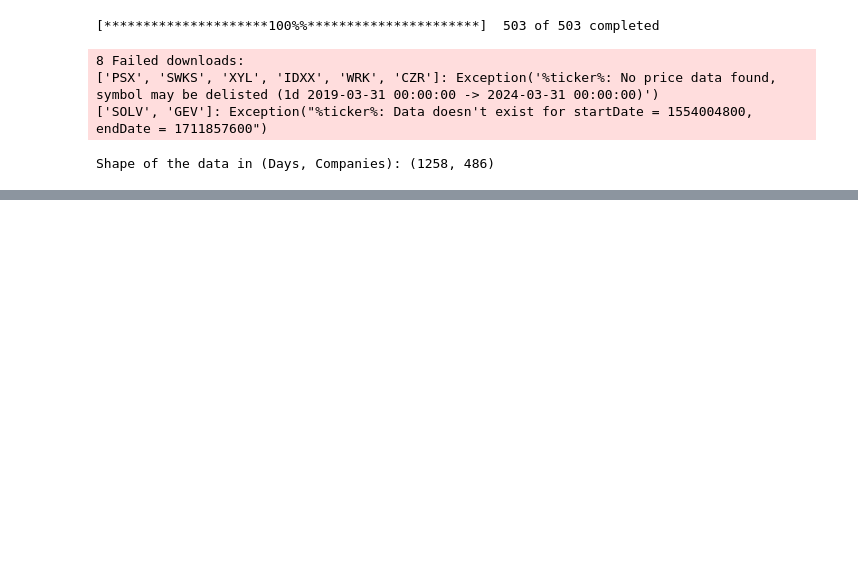
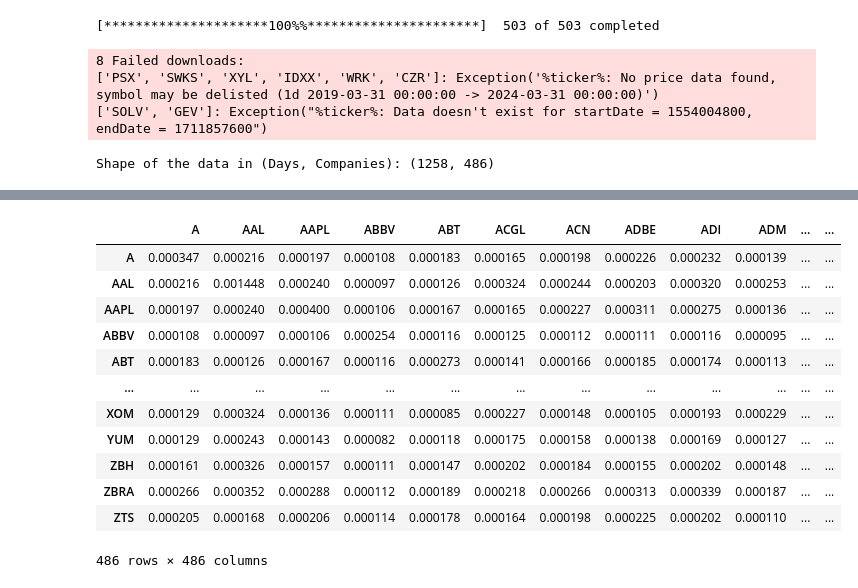
Before and after one commit to AvarusMaximus/Markowitz-Portfolio, a Jupyter notebook: main.ipynb, the cells around one changed output, grey strips where cells are left out. Saved outputs shown, nothing was run; the diff lists cells and outputs as text; code cells hidden in the pictures; blank space fills up the shorter version.

```diff
--- a/main.ipynb
+++ b/main.ipynb
@@ -26,0 +49,19 @@ Shape of the data in (Days, Companies): (1258, 486)
+# %%
+# Creating the covariance matrix
+cov_matrix = daily_returns.cov() # Calculating the covariance matrix
+cov_matrix.to_csv('sp500_cov_matrix.csv') # Saving the data to a csv file
+cov_matrix
+# %% [output]
+|  | A | AAL | AAPL | ABBV | ABT | ACGL | ACN | ADBE | ADI | ADM | ... | ... |
+| A | 0.000347 | 0.000216 | 0.000197 | 0.000108 | 0.000183 | 0.000165 | 0.000198 | 0.000226 | 0.000232 | 0.000139 | ... | ... |
+| AAL | 0.000216 | 0.001448 | 0.000240 | 0.000097 | 0.000126 | 0.000324 | 0.000244 | 0.000203 | 0.000320 | 0.000253 | ... | ... |
+| AAPL | 0.000197 | 0.000240 | 0.000400 | 0.000106 | 0.000167 | 0.000165 | 0.000227 | 0.000311 | 0.000275 | 0.000136 | ... | ... |
+| ABBV | 0.000108 | 0.000097 | 0.000106 | 0.000254 | 0.000116 | 0.000125 | 0.000112 | 0.000111 | 0.000116 | 0.000095 | ... | ... |
+| ABT | 0.000183 | 0.000126 | 0.000167 | 0.000116 | 0.000273 | 0.000141 | 0.000166 | 0.000185 | 0.000174 | 0.000113 | ... | ... |
+| ... | ... | ... | ... | ... | ... | ... | ... | ... | ... | ... | ... | ... |
+| XOM | 0.000129 | 0.000324 | 0.000136 | 0.000111 | 0.000085 | 0.000227 | 0.000148 | 0.000105 | 0.000193 | 0.000229 | ... | ... |
+| YUM | 0.000129 | 0.000243 | 0.000143 | 0.000082 | 0.000118 | 0.000175 | 0.000158 | 0.000138 | 0.000169 | 0.000127 | ... | ... |
+| ZBH | 0.000161 | 0.000326 | 0.000157 | 0.000111 | 0.000147 | 0.000202 | 0.000184 | 0.000155 | 0.000202 | 0.000148 | ... | ... |
+| ZBRA | 0.000266 | 0.000352 | 0.000288 | 0.000112 | 0.000189 | 0.000218 | 0.000266 | 0.000313 | 0.000339 | 0.000187 | ... | ... |
+| ZTS | 0.000205 | 0.000168 | 0.000206 | 0.000114 | 0.000178 | 0.000164 | 0.000198 | 0.000225 | 0.000202 | 0.000110 | ... | ... |
+486 rows × 486 columns
```
Also changed, not shown: parts of 7 cells of this notebook, 3 other files.
